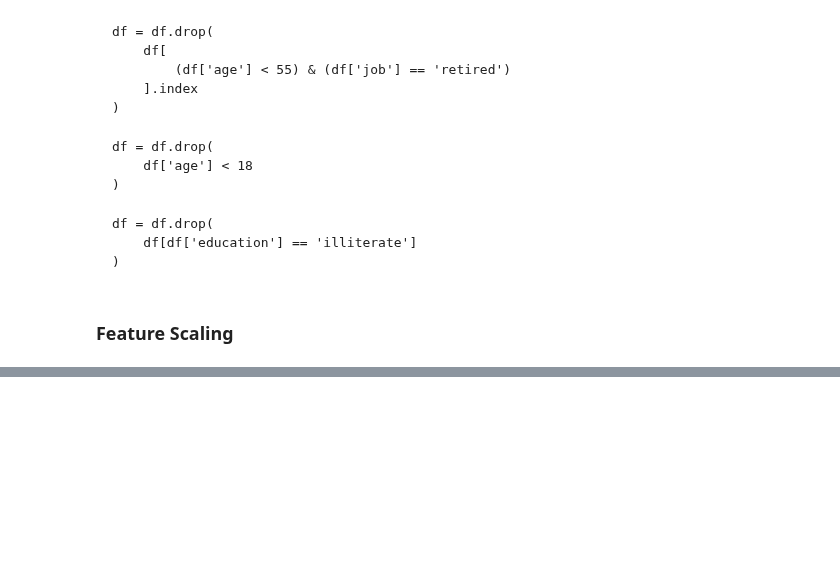
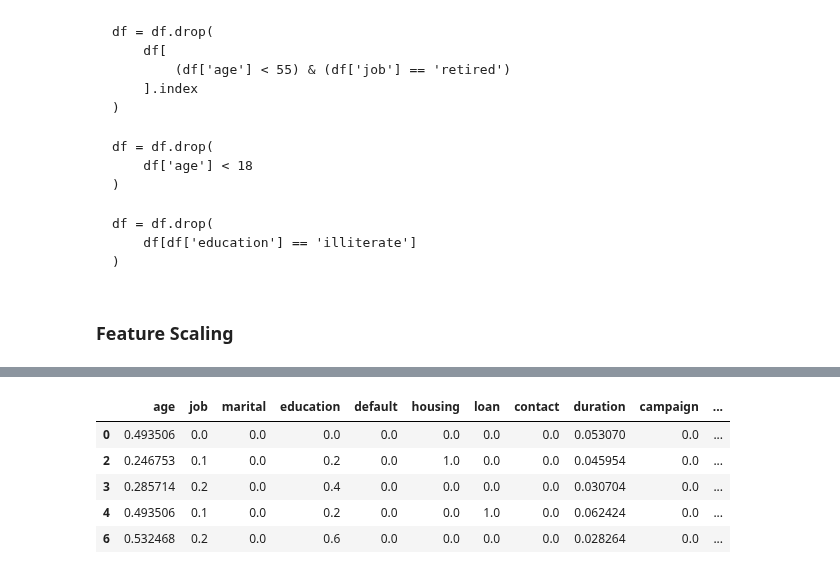
Before and after one commit to Diegomca98/4geeks-ml-template-prjs, a Jupyter notebook: src/explore.ipynb, the cells around one changed output, grey strips where cells are left out. Saved outputs shown, nothing was run; the diff lists cells and outputs as text; code cells hidden in the pictures; blank space fills up the shorter version.

Commit message:
<Add> Feature Scaling and data saved

```diff
--- a/src/explore.ipynb
+++ b/src/explore.ipynb
@@ -571,0 +581,6 @@ memory usage: 4.0 MB
+# %%
+# Features needed
+features = [
+    x for x in new_df.columns
+]
+features
@@ -571,0 +600,13 @@ memory usage: 4.0 MB
+# %%
+scaler = MinMaxScaler()
+
+scal_features = scaler.fit_transform(new_df[features])
+df_scal = pd.DataFrame(scal_features, index = new_df.index, columns = features)
+df_scal.head()
+# %% [output]
+|  | age | job | marital | education | default | housing | loan | contact | duration | campaign | ... |
+| 0 | 0.493506 | 0.0 | 0.0 | 0.0 | 0.0 | 0.0 | 0.0 | 0.0 | 0.053070 | 0.0 | ... |
+| 2 | 0.246753 | 0.1 | 0.0 | 0.2 | 0.0 | 1.0 | 0.0 | 0.0 | 0.045954 | 0.0 | ... |
+| 3 | 0.285714 | 0.2 | 0.0 | 0.4 | 0.0 | 0.0 | 0.0 | 0.0 | 0.030704 | 0.0 | ... |
+| 4 | 0.493506 | 0.1 | 0.0 | 0.2 | 0.0 | 0.0 | 1.0 | 0.0 | 0.062424 | 0.0 | ... |
+| 6 | 0.532468 | 0.2 | 0.0 | 0.6 | 0.0 | 0.0 | 0.0 | 0.0 | 0.028264 | 0.0 | ... |
```
Also changed, not shown: parts of 12 cells of this notebook, 4 other files.
